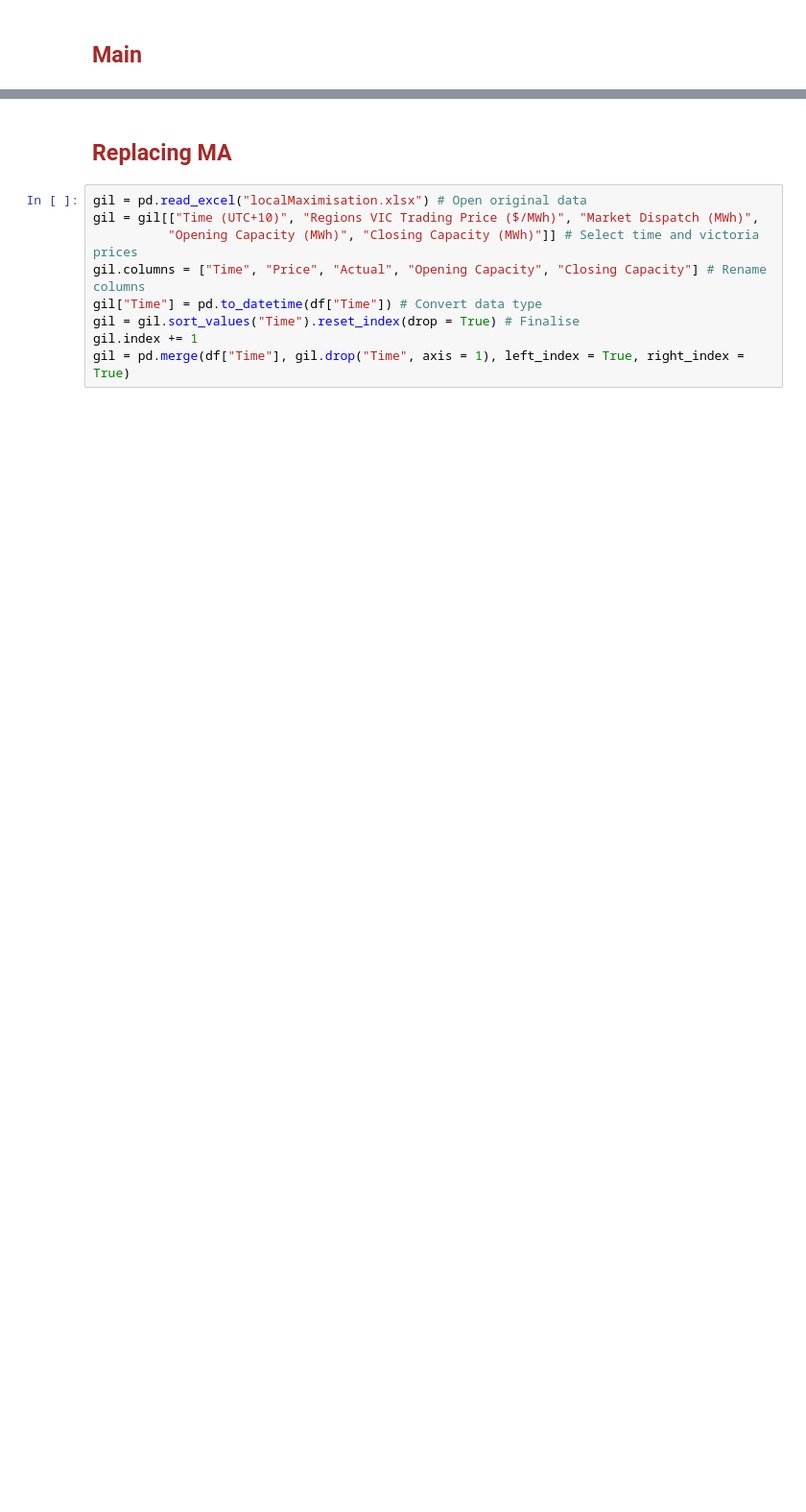
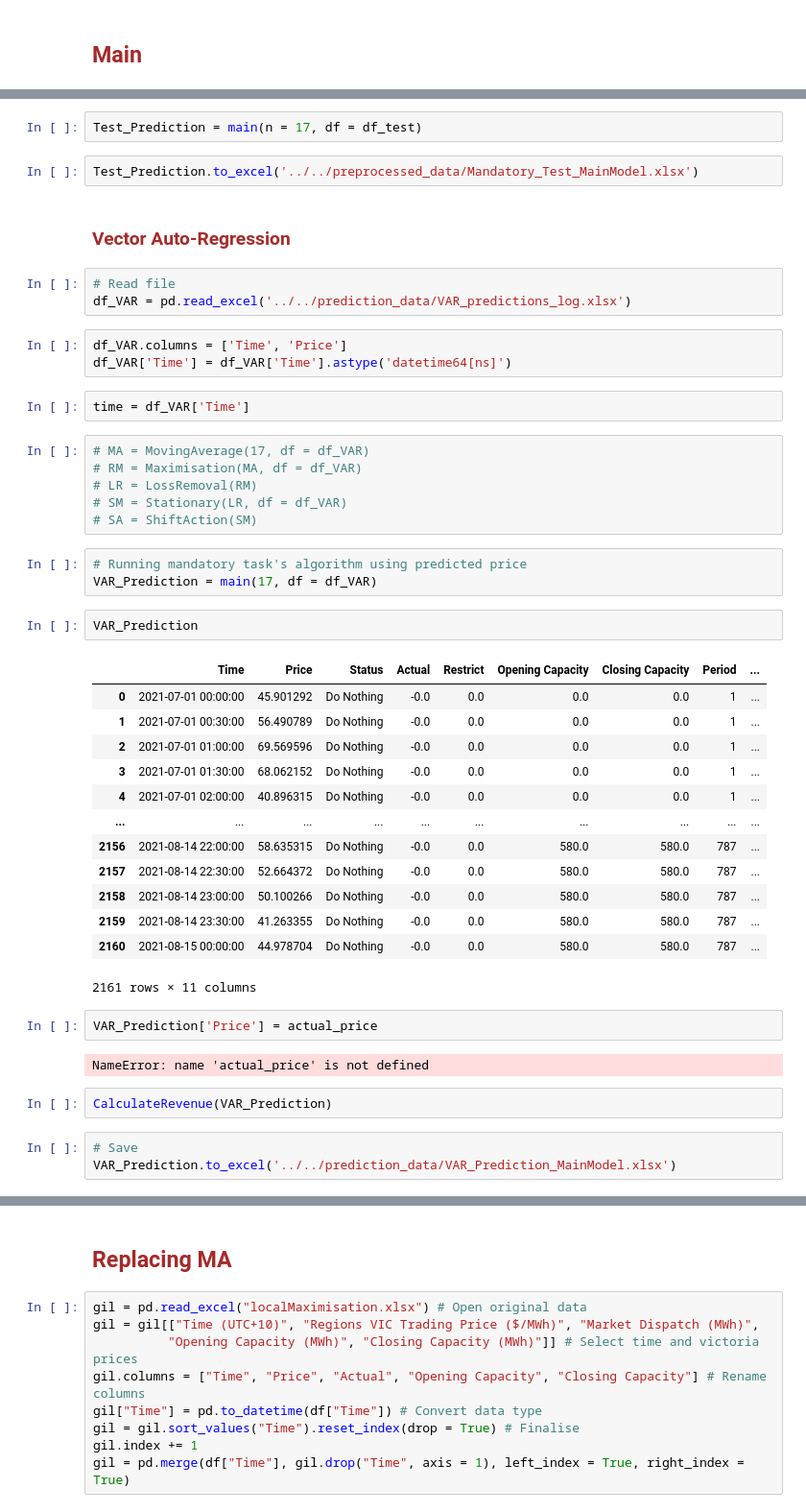
Before and after one commit to rinliauw/energy-market-and-battery-optimization, a Jupyter notebook: code/modelling/MainModel.ipynb, the cells around one changed output, grey strips where cells are left out. Shown at 96% size. Cells and saved outputs as stored; diff of their text form; blank space fills up the shorter version.

```diff
--- a/code/modelling/MainModel.ipynb
+++ b/code/modelling/MainModel.ipynb
@@ -912,0 +960,48 @@ CalculateRevenue(Prediction.copy())
+# %%
+Test_Prediction = main(n = 17, df = df_test)
+# %%
+Test_Prediction.to_excel('../../preprocessed_data/Mandatory_Test_MainModel.xlsx')
+# %% [markdown]
+### <font color = 'brown'>Vector Auto-Regression </font>
+# %%
+# Read file
+df_VAR = pd.read_excel('../../prediction_data/VAR_predictions_log.xlsx')
+# %%
+df_VAR.columns = ['Time', 'Price']
+df_VAR['Time'] = df_VAR['Time'].astype('datetime64[ns]')
+# %%
+time = df_VAR['Time']
+# %%
+# MA = MovingAverage(17, df = df_VAR)
+# RM = Maximisation(MA, df = df_VAR)
+# LR = LossRemoval(RM)
+# SM = Stationary(LR, df = df_VAR)
+# SA = ShiftAction(SM)
+# %%
+# Running mandatory task's algorithm using predicted price
+VAR_Prediction = main(17, df = df_VAR)
+# %%
+VAR_Prediction
+# %% [output]
+|  | Time | Price | Status | Actual | Restrict | Opening Capacity | Closing Capacity | Period | ... |
+| 0 | 2021-07-01 00:00:00 | 45.901292 | Do Nothing | -0.0 | 0.0 | 0.0 | 0.0 | 1 | ... |
+| 1 | 2021-07-01 00:30:00 | 56.490789 | Do Nothing | -0.0 | 0.0 | 0.0 | 0.0 | 1 | ... |
+| 2 | 2021-07-01 01:00:00 | 69.569596 | Do Nothing | -0.0 | 0.0 | 0.0 | 0.0 | 1 | ... |
+| 3 | 2021-07-01 01:30:00 | 68.062152 | Do Nothing | -0.0 | 0.0 | 0.0 | 0.0 | 1 | ... |
+| 4 | 2021-07-01 02:00:00 | 40.896315 | Do Nothing | -0.0 | 0.0 | 0.0 | 0.0 | 1 | ... |
+| ... | ... | ... | ... | ... | ... | ... | ... | ... | ... |
+| 2156 | 2021-08-14 22:00:00 | 58.635315 | Do Nothing | -0.0 | 0.0 | 580.0 | 580.0 | 787 | ... |
+| 2157 | 2021-08-14 22:30:00 | 52.664372 | Do Nothing | -0.0 | 0.0 | 580.0 | 580.0 | 787 | ... |
+| 2158 | 2021-08-14 23:00:00 | 50.100266 | Do Nothing | -0.0 | 0.0 | 580.0 | 580.0 | 787 | ... |
+| 2159 | 2021-08-14 23:30:00 | 41.263355 | Do Nothing | -0.0 | 0.0 | 580.0 | 580.0 | 787 | ... |
+| 2160 | 2021-08-15 00:00:00 | 44.978704 | Do Nothing | -0.0 | 0.0 | 580.0 | 580.0 | 787 | ... |
+2161 rows × 11 columns
+# %%
+VAR_Prediction['Price'] = actual_price
+# %% [output]
+NameError: name 'actual_price' is not defined
+# %%
+CalculateRevenue(VAR_Prediction)
+# %%
+# Save
+VAR_Prediction.to_excel('../../prediction_data/VAR_Prediction_MainModel.xlsx')
```
Also changed, not shown: parts of 37 cells of this notebook, 33 other files.
